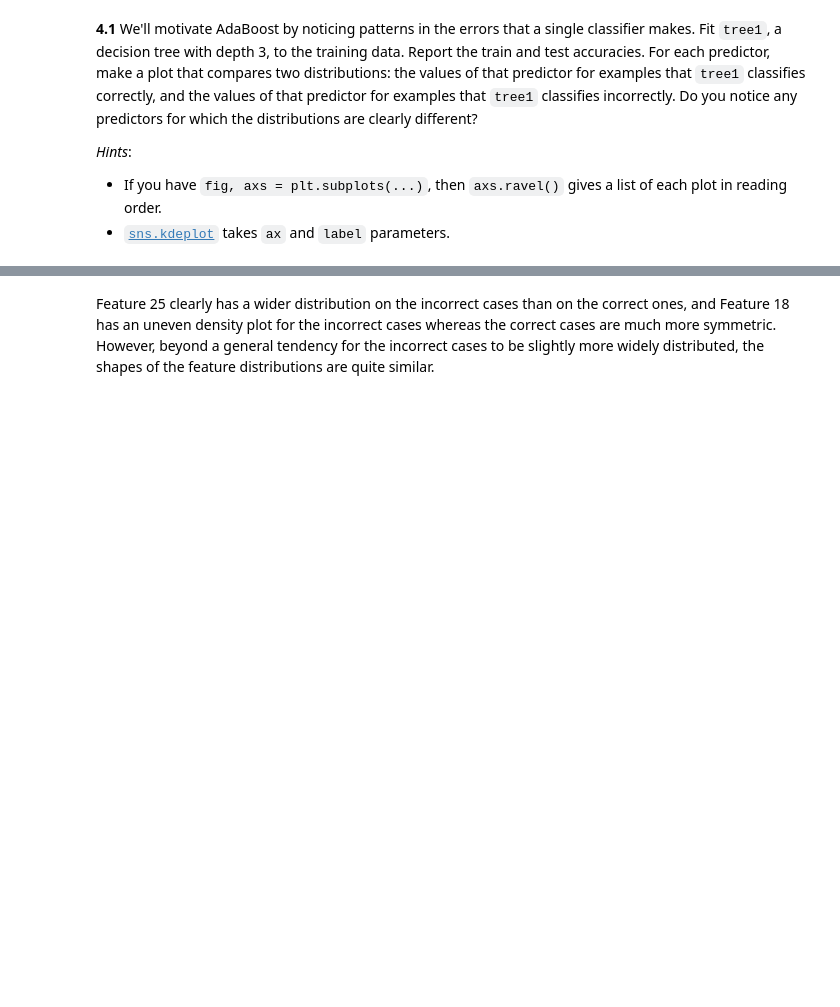
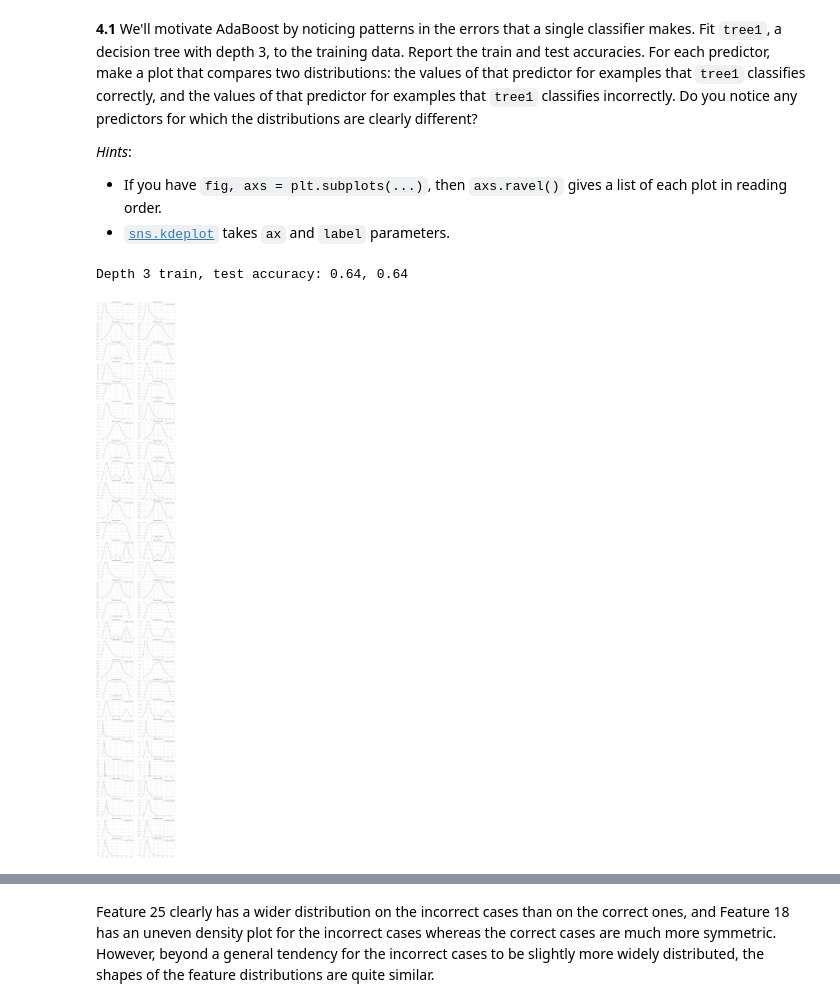
Before and after one commit to katiegrosch/2019-CS109A, a Jupyter notebook: content/homeworks/cs109a_hw6_209/cs109a_hw6_release.ipynb, the cells around one changed output, grey strips where cells are left out. Drawn from its saved outputs; the diff is of its cells as text; code cells hidden in the pictures; blank space fills up the shorter version.

```diff
--- a/content/homeworks/cs109a_hw6_209/cs109a_hw6_release.ipynb
+++ b/content/homeworks/cs109a_hw6_209/cs109a_hw6_release.ipynb
@@ -542,15 +554,21 @@ Report the train and test accuracies. For each predictor, make a plot that compa
 - If you have `fig, axs = plt.subplots(...)`, then `axs.ravel()` gives a list of each plot in reading order.
 - [`sns.kdeplot`](https://seaborn.pydata.org/generated/seaborn.kdeplot.html) takes `ax` and `label` parameters.
 # %%
+# TRAINING
 tree1 = DecisionTreeClassifier(max_depth=3).fit(X_train, y_train)
 tree1_train_score, tree1_test_score = tree1.score(X_train, y_train), tree1.score(X_test, y_test)
 print("Depth 3 train, test accuracy: %.2f, %.2f" % (tree1_train_score, tree1_test_score))
 n_features = len(X_train[0])
-fig, axs = plt.subplots(n_features, 2, figsize=(16, 80))
+fig, axs = plt.subplots(n_features, 2, figsize=(16, 120))
 for i, ax in enumerate(axs.ravel()):
     col = i // 2
     side = i % 2
     X_right = X_train[:, col][[round(p) for p in tree1.predict(X_train)] == y_train]
     X_wrong = X_train[:, col][[round(p) for p in tree1.predict(X_train)] != y_train]
     sns.kdeplot(X_wrong if side else X_right, ax=ax,
                 label='Feature %d, %s' % (col, 'incorrect' if side else 'correct'))
+    ax.set_title("Training Accuracy %d" % col)
+plt.show()
+# %% [output]
+Depth 3 train, test accuracy: 0.64, 0.64
+[figure, added]
```
Also changed, not shown: parts of 16 cells of this notebook.
